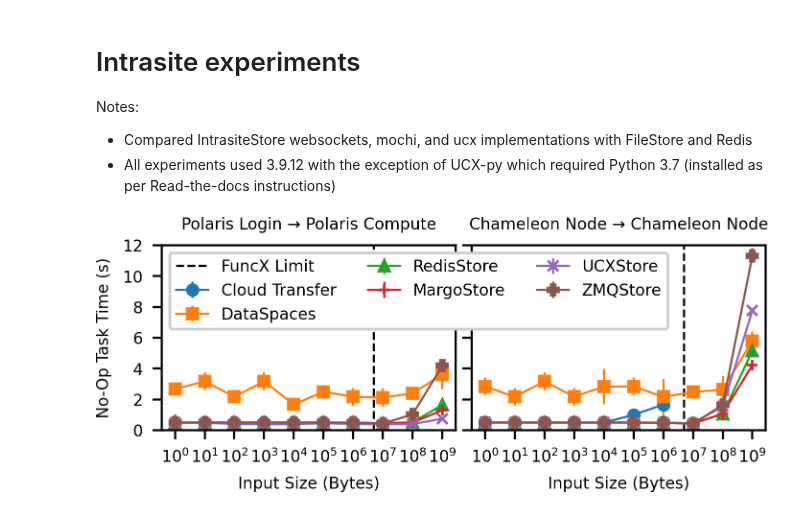
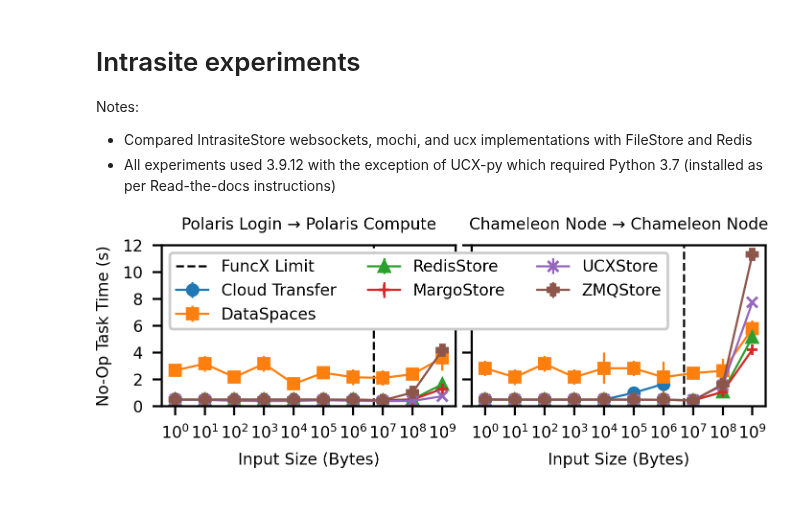
Before and after one commit to proxystore/sc23-evaluation, a Jupyter notebook: 1-proxystore-with-faas-rdma.ipynb, the cells around one changed output. Cells and saved outputs as stored; diff of their text form; code cells hidden in the pictures.

Commit message:
Final adjustments to SC plots

```diff
--- a/1-proxystore-with-faas-rdma.ipynb
+++ b/1-proxystore-with-faas-rdma.ipynb
@@ -196,32 +196,32 @@ for data, ax in zip((extracted_polaris, extracted_chameleon), axs):
 #     fontsize=6,
 # )
 
 axs[0].set_xlabel('Input Size (Bytes)')
 axs[1].set_xlabel('Input Size (Bytes)')
 axs[0].set_ylabel('No-Op Task Time (s)')
 axs[0].set_title('Polaris Login → Polaris Compute')
 axs[1].set_title('Chameleon Node → Chameleon Node')
 
 # Reorder legend
 fig.legend(
     legend_handles.values(),
     legend_handles.keys(),
     bbox_to_anchor=[0.46, 0.94],
     ncol=3,
     loc='upper center',
     framealpha=1,
 )
 
 # Restrict y axis range
 axs[0].set_ylim([0, 12])
 
 # Restrict y labels to integers
 axs[0].get_yaxis().set_major_locator(mticker.MaxNLocator(integer=True))
 
 # fig.tight_layout() #h_pad=1, w_pad=0)
 fig.tight_layout(h_pad=.5, w_pad=0.75)
 
-fig.set_size_inches(3.5, 1.15)
+fig.set_size_inches(3.5, 1.0)
 plt.savefig('figures/funcx-roundtrip-task-times-intrasite.pdf', pad_inches=0.05)
 # %% [output]
-[figure, old version]
+[figure, new version]
```
Also changed, not shown: 14 other files.
